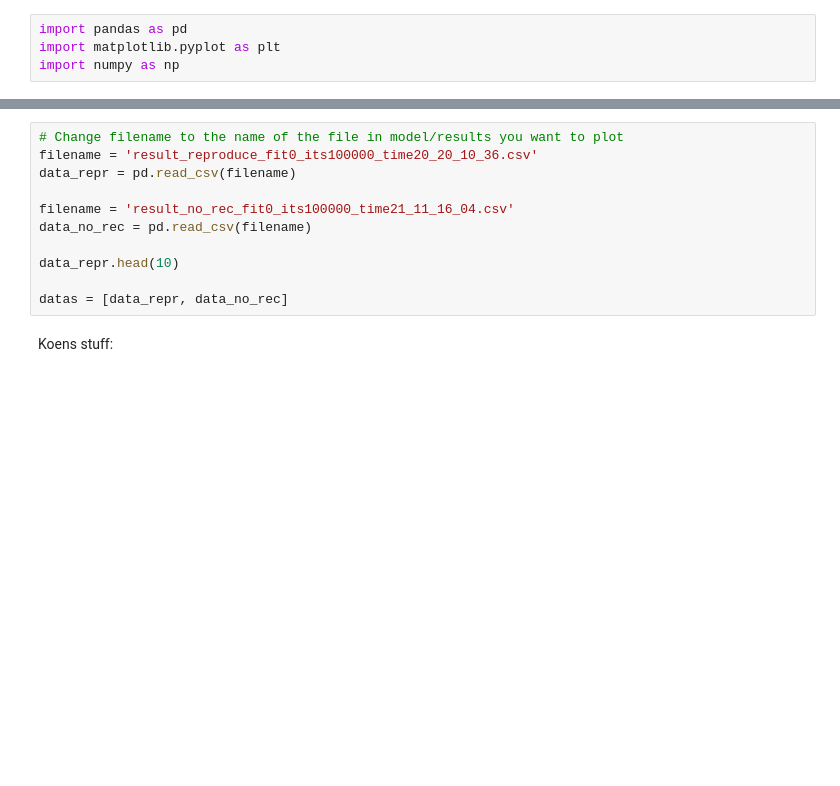
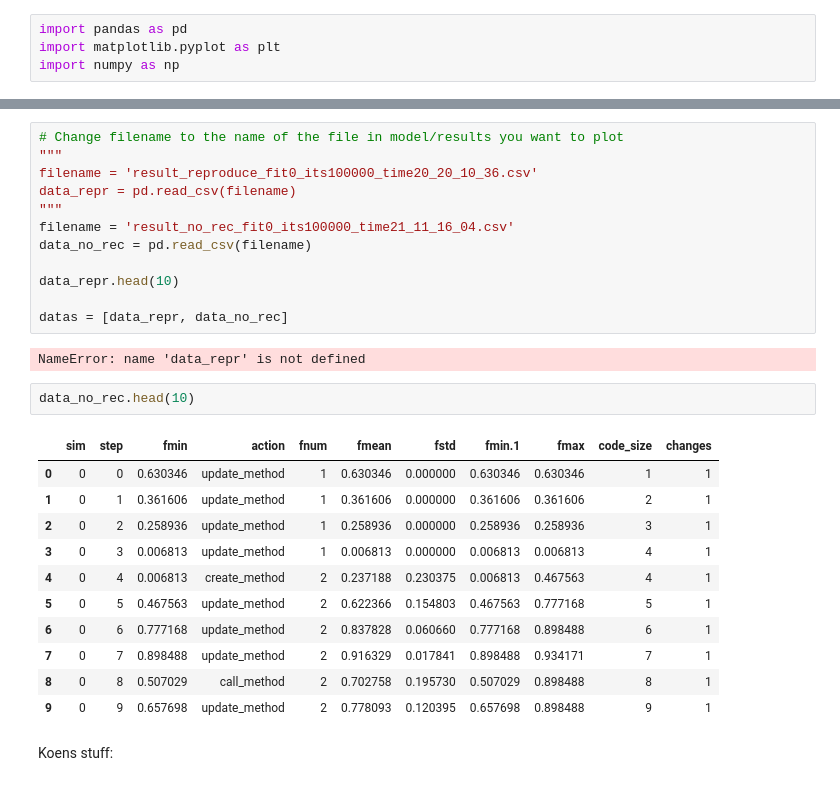
Before and after one commit to NatasjaWezel/Complex_Systems, a Jupyter notebook: Analysis/analysis_multiple_sims.ipynb, the cells around one changed output, grey strips where cells are left out. Drawn from its saved outputs; the diff is of its cells as text; blank space fills up the shorter version.

Commit message:
Changed analysis files to handle own data

```diff
--- a/Analysis/analysis_multiple_sims.ipynb
+++ b/Analysis/analysis_multiple_sims.ipynb
@@ -7,14 +9,31 @@ dicts = dicts + [dicts[0]]
 # %%
 # Change filename to the name of the file in model/results you want to plot
+"""
 filename = 'result_reproduce_fit0_its100000_time20_20_10_36.csv'
 data_repr = pd.read_csv(filename)
-
+"""
 filename = 'result_no_rec_fit0_its100000_time21_11_16_04.csv'
 data_no_rec = pd.read_csv(filename)
 
 data_repr.head(10)
 
 datas = [data_repr, data_no_rec]
+# %% [output]
+NameError: name 'data_repr' is not defined
+# %%
+data_no_rec.head(10)
+# %% [output]
+|  | sim | step | fmin | action | fnum | fmean | fstd | fmin.1 | fmax | code_size | changes |
+| 0 | 0 | 0 | 0.630346 | update_method | 1 | 0.630346 | 0.000000 | 0.630346 | 0.630346 | 1 | 1 |
+| 1 | 0 | 1 | 0.361606 | update_method | 1 | 0.361606 | 0.000000 | 0.361606 | 0.361606 | 2 | 1 |
+| 2 | 0 | 2 | 0.258936 | update_method | 1 | 0.258936 | 0.000000 | 0.258936 | 0.258936 | 3 | 1 |
+| 3 | 0 | 3 | 0.006813 | update_method | 1 | 0.006813 | 0.000000 | 0.006813 | 0.006813 | 4 | 1 |
+| 4 | 0 | 4 | 0.006813 | create_method | 2 | 0.237188 | 0.230375 | 0.006813 | 0.467563 | 4 | 1 |
+| 5 | 0 | 5 | 0.467563 | update_method | 2 | 0.622366 | 0.154803 | 0.467563 | 0.777168 | 5 | 1 |
+| 6 | 0 | 6 | 0.777168 | update_method | 2 | 0.837828 | 0.060660 | 0.777168 | 0.898488 | 6 | 1 |
+| 7 | 0 | 7 | 0.898488 | update_method | 2 | 0.916329 | 0.017841 | 0.898488 | 0.934171 | 7 | 1 |
+| 8 | 0 | 8 | 0.507029 | call_method | 2 | 0.702758 | 0.195730 | 0.507029 | 0.898488 | 8 | 1 |
+| 9 | 0 | 9 | 0.657698 | update_method | 2 | 0.778093 | 0.120395 | 0.657698 | 0.898488 | 9 | 1 |
 # %% [markdown]
 Koens stuff:
 # %%
```
Also changed, not shown: parts of 9 cells of this notebook, 1 other file.
